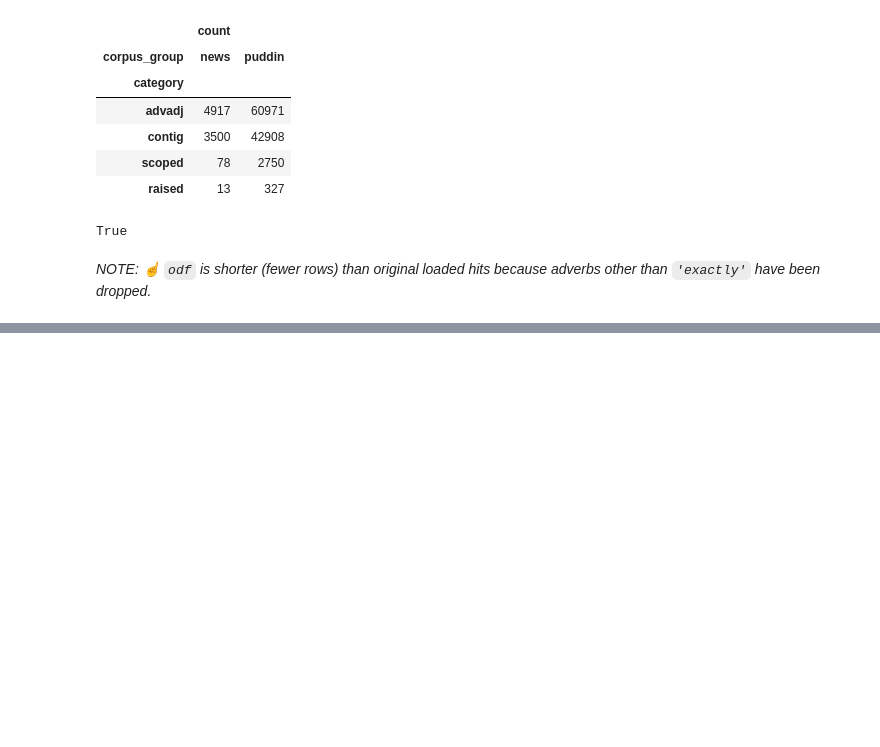
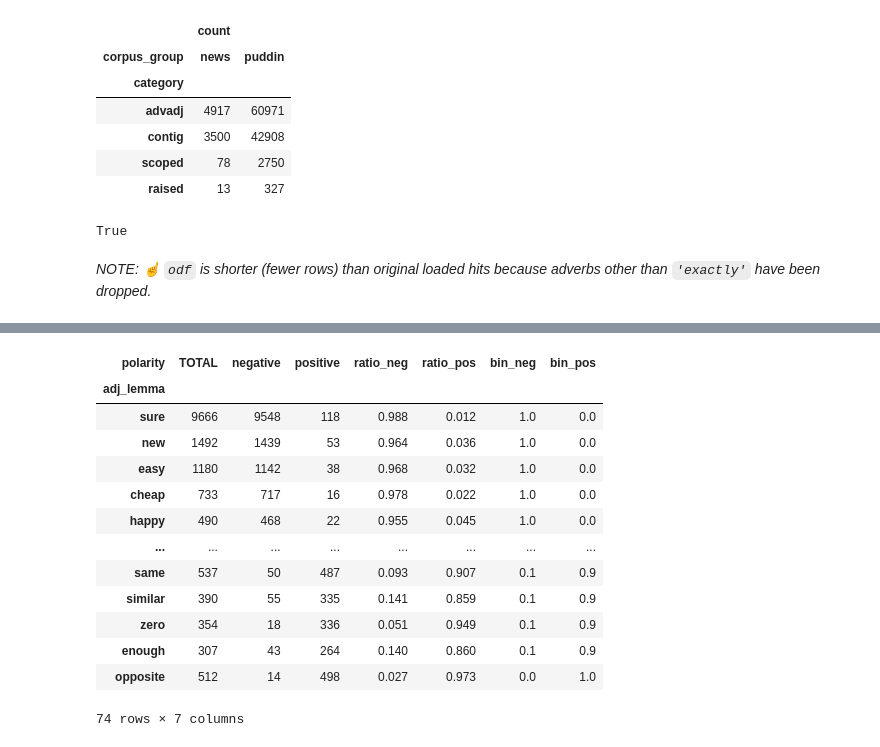
Before and after one commit to AndreaTheLinguist/sanpi, a Jupyter notebook: notebooks/inspect-exactly-hits.ipynb, the cells around one changed output, grey strips where cells are left out. Drawn from its saved outputs; the diff is of its cells as text; code cells hidden in the pictures; blank space fills up the shorter version.

```diff
--- a/notebooks/inspect-exactly-hits.ipynb
+++ b/notebooks/inspect-exactly-hits.ipynb
@@ -506,0 +535,20 @@ tdf.loc[tdf.neg_lemma == 'no', ['category', 'hit_text', 'text_window']]
+# %%
+freq_thresh100 = freq_dist.loc[freq_dist.TOTAL >= 100, :]
+freq_thresh100 = freq_thresh100.sort_values(['bin_neg', 'TOTAL', 'ratio_neg'], ascending=False)
+freq_thresh100.to_csv('/share/compling/projects/sanpi/notebooks/exactly_out/freq_thresh100.csv')
+freq_thresh100
+# %% [output]
+| polarity | TOTAL | negative | positive | ratio_neg | ratio_pos | bin_neg | bin_pos |
+| adj_lemma |  |  |  |  |  |  |  |
+| sure | 9666 | 9548 | 118 | 0.988 | 0.012 | 1.0 | 0.0 |
+| new | 1492 | 1439 | 53 | 0.964 | 0.036 | 1.0 | 0.0 |
+| easy | 1180 | 1142 | 38 | 0.968 | 0.032 | 1.0 | 0.0 |
+| cheap | 733 | 717 | 16 | 0.978 | 0.022 | 1.0 | 0.0 |
+| happy | 490 | 468 | 22 | 0.955 | 0.045 | 1.0 | 0.0 |
+| ... | ... | ... | ... | ... | ... | ... | ... |
+| same | 537 | 50 | 487 | 0.093 | 0.907 | 0.1 | 0.9 |
+| similar | 390 | 55 | 335 | 0.141 | 0.859 | 0.1 | 0.9 |
+| zero | 354 | 18 | 336 | 0.051 | 0.949 | 0.1 | 0.9 |
+| enough | 307 | 43 | 264 | 0.140 | 0.860 | 0.1 | 0.9 |
+| opposite | 512 | 14 | 498 | 0.027 | 0.973 | 0.0 | 1.0 |
+74 rows × 7 columns
```
Also changed, not shown: parts of 50 cells of this notebook, 5 other files.
